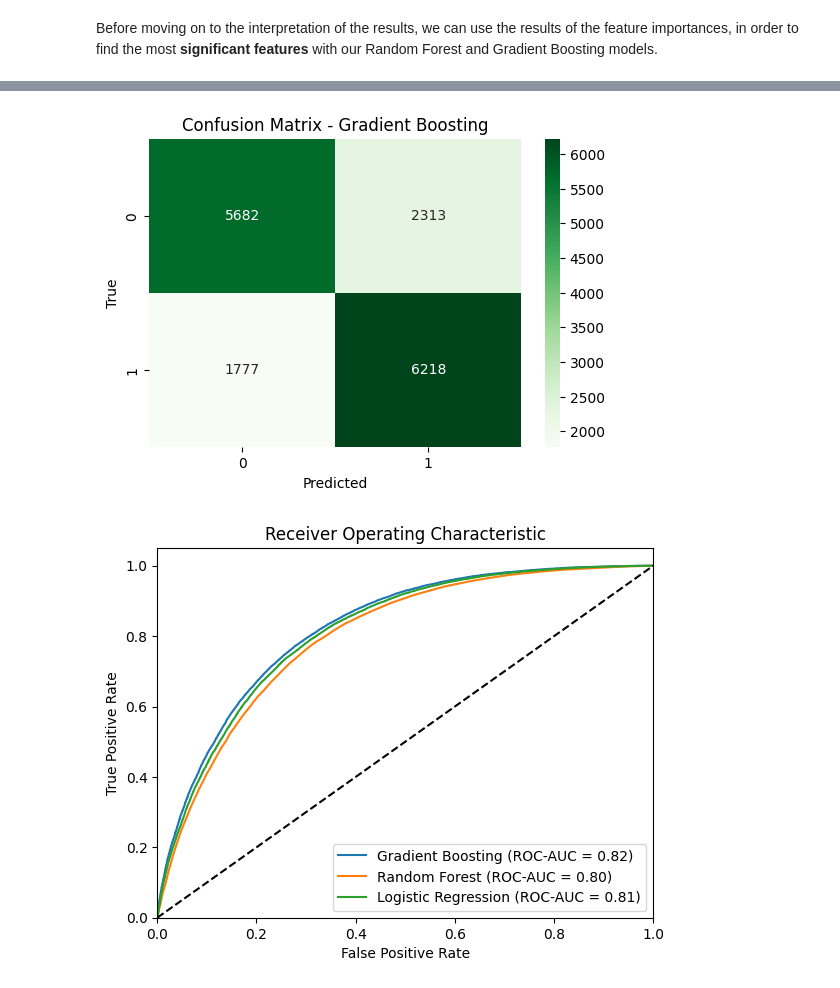
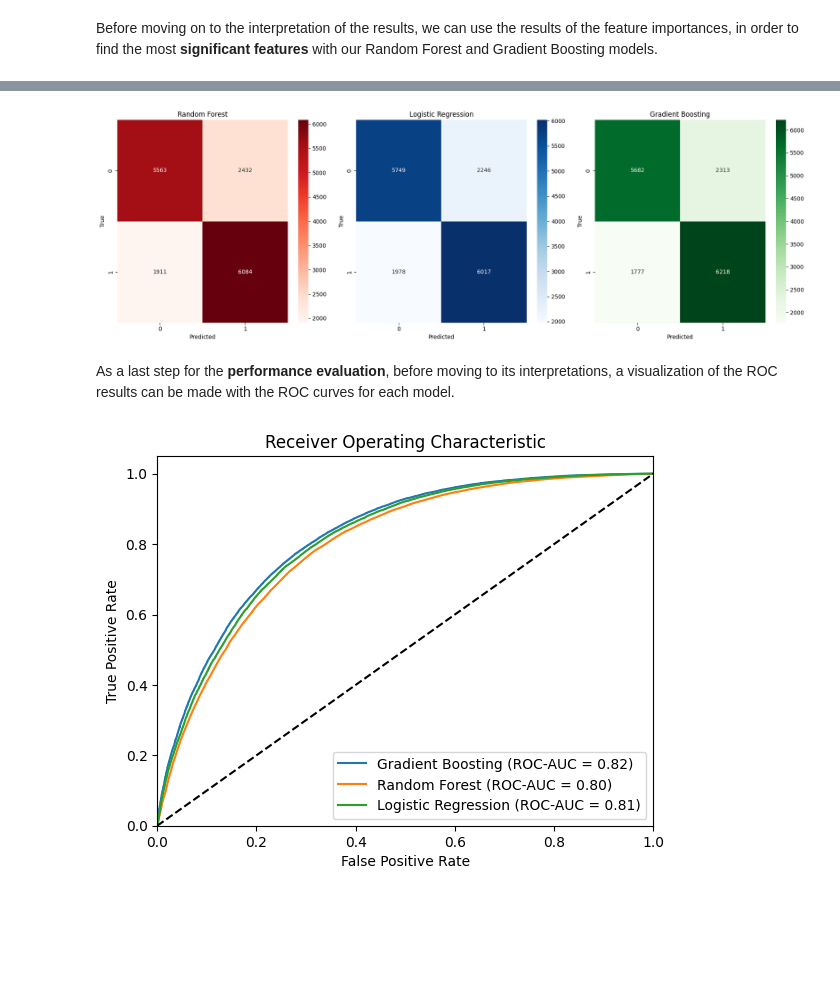
Before and after one commit to swimmingbrain/decoding-diabetes, a Jupyter notebook: project_files/decoding_diabetes_model.ipynb, the cells around one changed output, grey strips where cells are left out. Cells and saved outputs as stored; diff of their text form; code cells hidden in the pictures; blank space fills up the shorter version.

```diff
--- a/project_files/decoding_diabetes_model.ipynb
+++ b/project_files/decoding_diabetes_model.ipynb
@@ -419,14 +378,35 @@ plt.show()
-# %%
-# confusion matrix for Gradient Boosting
-conf_matrix_gb = confusion_matrix(y_test, y_pred_gb)
-plt.figure(figsize=(6, 4))
-sns.heatmap(conf_matrix_gb, annot=True, fmt="d", cmap="Greens")
-plt.title("Confusion Matrix - Gradient Boosting")
-plt.xlabel("Predicted")
-plt.ylabel("True")
-plt.show()
-# %% [output]
-[figure, removed]
+# %%
+conf_matrix_rf = confusion_matrix(y_test, y_pred_rf)
+conf_matrix_lr = confusion_matrix(y_test, y_pred_lr)
+conf_matrix_gb = confusion_matrix(y_test, y_pred_gb)
+
+# Plotting all three in one figure
+fig, axes = plt.subplots(1, 3, figsize=(18, 6))
+
+# Random Forest
+sns.heatmap(conf_matrix_rf, annot=True, fmt="d", cmap="Reds", ax=axes[0])
+axes[0].set_title("Random Forest")
+axes[0].set_xlabel("Predicted")
+axes[0].set_ylabel("True")
+
+# Logistic Regression
+sns.heatmap(conf_matrix_lr, annot=True, fmt="d", cmap="Blues", ax=axes[1])
+axes[1].set_title("Logistic Regression")
+axes[1].set_xlabel("Predicted")
+axes[1].set_ylabel("True")
+
+# Gradient Boosting
+sns.heatmap(conf_matrix_gb, annot=True, fmt="d", cmap="Greens", ax=axes[2])
+axes[2].set_title("Gradient Boosting")
+axes[2].set_xlabel("Predicted")
+axes[2].set_ylabel("True")
+
+plt.tight_layout()
+plt.show()
+# %% [output]
+[figure, added]
+# %% [markdown]
+As a last step for the **performance evaluation**, before moving to its interpretations, a visualization of the ROC results can be made with the ROC curves for each model.
 # %%
 # calculate ROC curve for each model
 fpr_rf, tpr_rf, _ = roc_curve(y_true_all, y_pred_all_rf)
```
Also changed, not shown: parts of 29 cells of this notebook.
